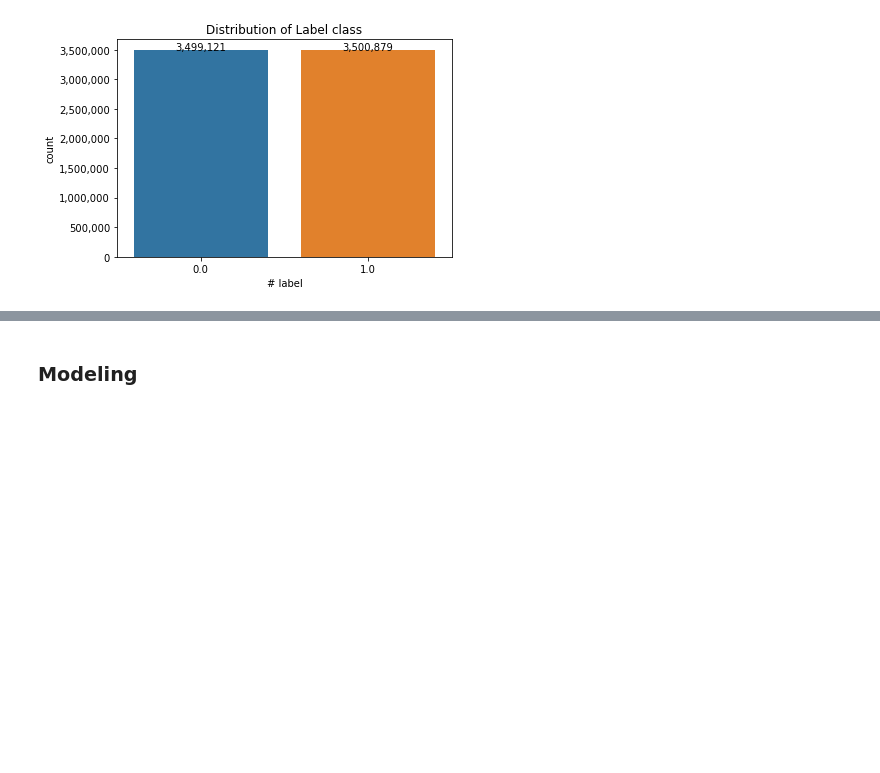
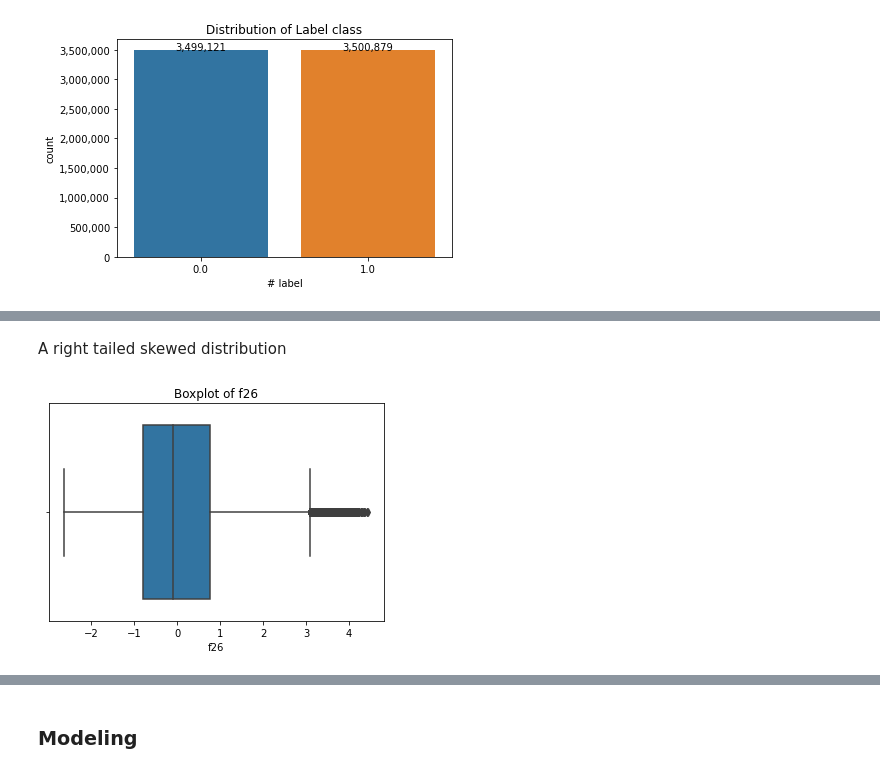
Before and after one commit to ReuvenDerner/MSDS_QuantifyingTheWorld, a Jupyter notebook: Case Study Six.ipynb, the cells around one changed output, grey strips where cells are left out. Cells and saved outputs as stored; diff of their text form; code cells hidden in the pictures; blank space fills up the shorter version.

```diff
--- a/Case Study Six.ipynb
+++ b/Case Study Six.ipynb
@@ -140,0 +171,8 @@ plt.show()
+# %% [markdown]
+A right tailed skewed distribution
+# %%
+sns.boxplot(x=df['f26'])
+plt.title('Boxplot of f26')
+plt.show()
+# %% [output]
+[figure, added]
```
Also changed, not shown: parts of 15 cells of this notebook.
